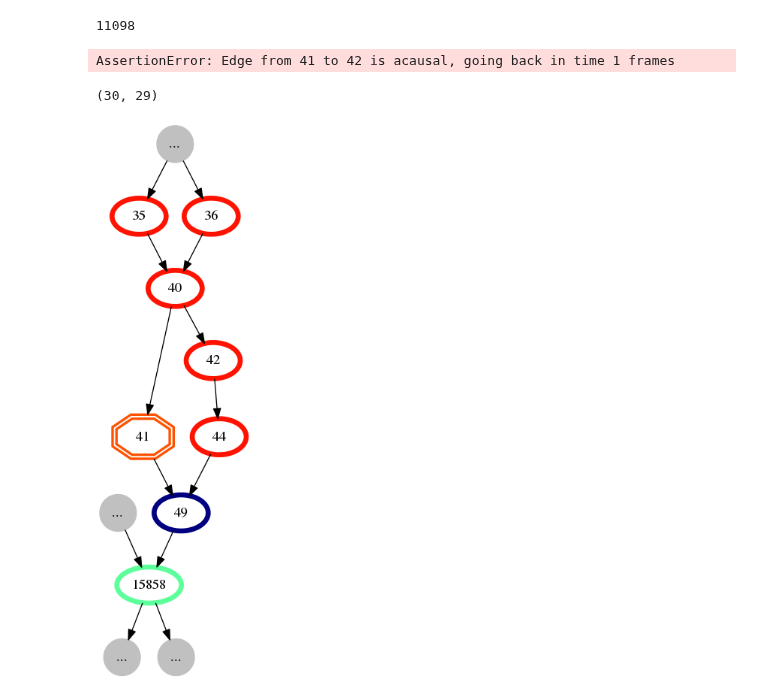
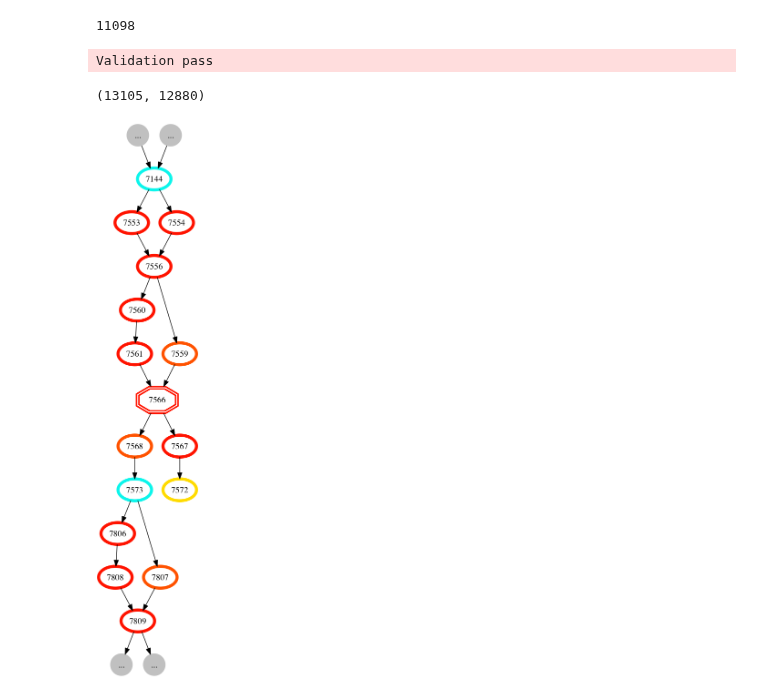
Before and after one commit to amarallab/waldo, a Jupyter notebook: workbooks/cgon_debug.ipynb, the cells around one changed output. Saved outputs shown, nothing was run; the diff lists cells and outputs as text; code cells hidden in the pictures.

Commit message:
collapse_group_of_nodes bug fixed

```diff
--- a/workbooks/cgon_debug.ipynb
+++ b/workbooks/cgon_debug.ipynb
@@ -30,16 +30,16 @@ len(graph)
 11098
 # %%
 graph_mod = graph.copy()
-collider.collapse_group_of_nodes(graph_mod, max_duration=5)
+collider.collapse_group_of_nodes(graph_mod, max_duration=5, debug=False)
 graph_mod.validate()
 # %% [output]
-AssertionError: Edge from 41 to 42 is acausal, going back in time 1 frames
+Validation pass
 # %%
-graph_mod.node[41]['died_f'], graph_mod.node[42]['born_f']
+graph_mod.node[7566]['died_f'], graph_mod.node[7572]['born_f']
 # %% [output]
-(30, 29)
+(13105, 12880)
 # %%
-look(graph, 41, 2)
+look(graph, 7566  , 4)
 # %% [output]
-[figure, old version]
+[figure, new version]
 # %%
```
Also changed, not shown: parts of 3 cells of this notebook, 3 other files.
